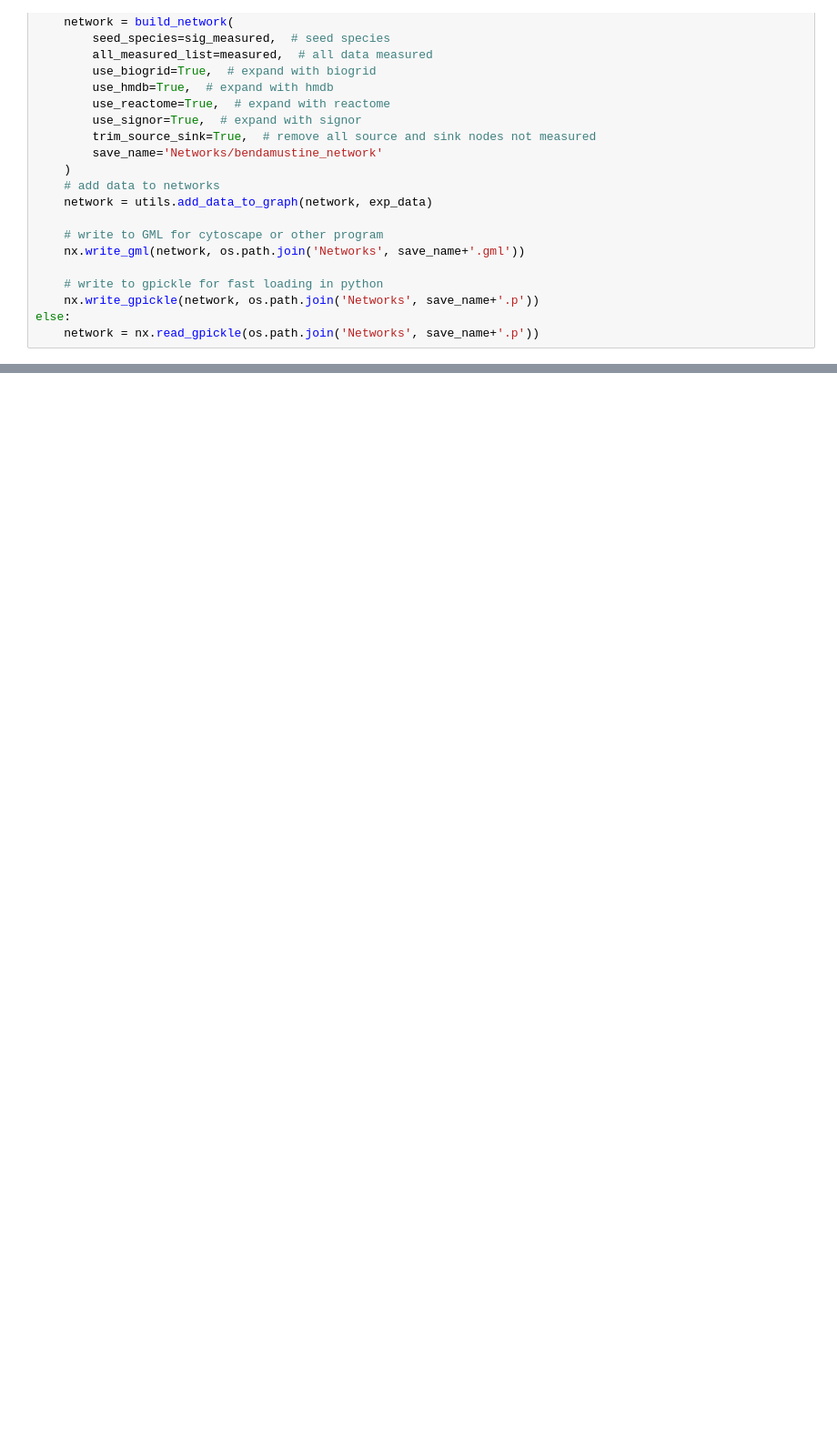
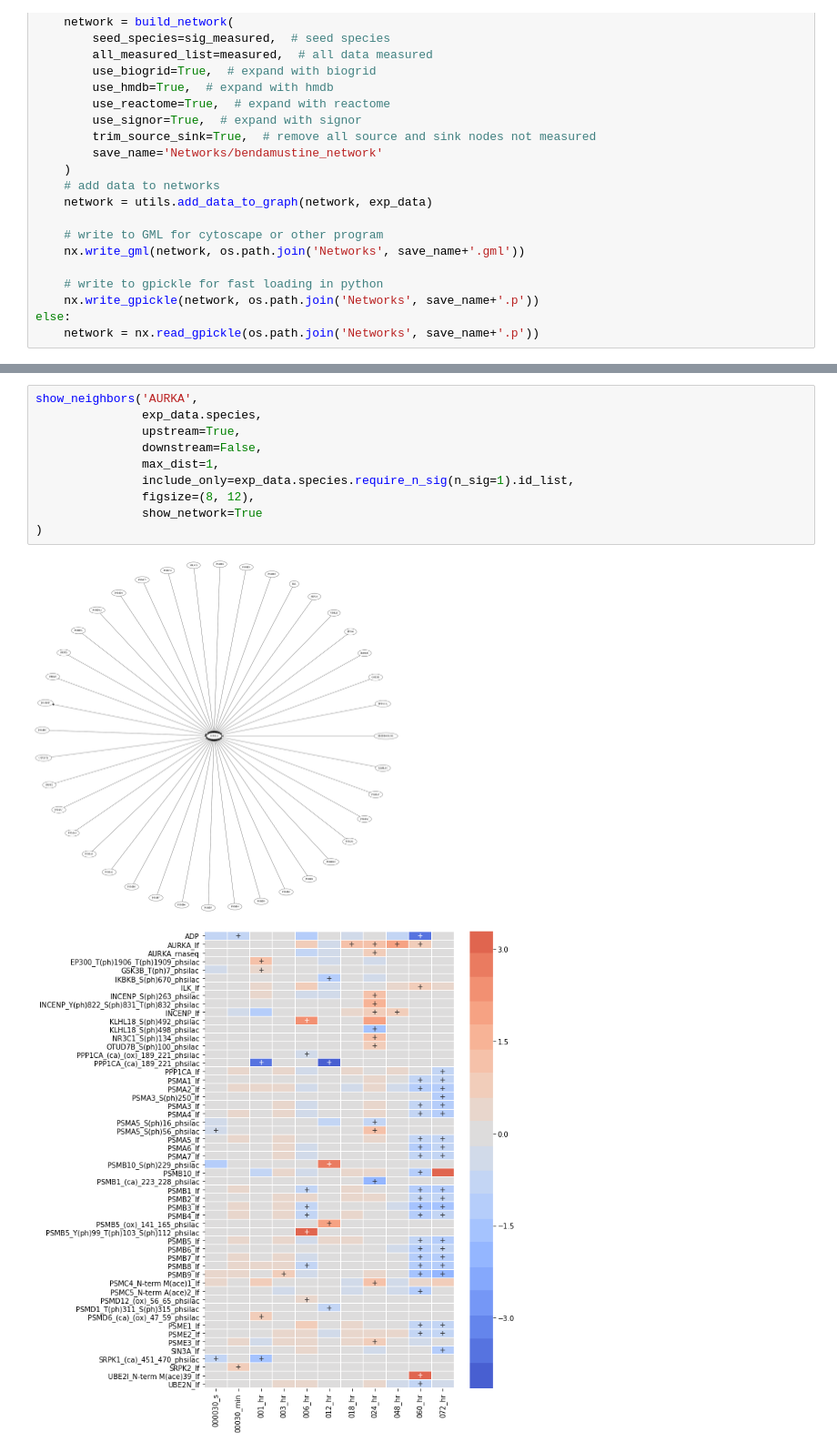
Before and after one commit to LoLab-MSM/MAGINE_Supplement_notebooks, a Jupyter notebook: supplement_notebook_2_network_creation_and_exploration.ipynb, the cells around one changed output, grey strips where cells are left out. Shown at 91% size. Drawn from its saved outputs; the diff is of its cells as text; blank space fills up the shorter version.

```diff
--- a/supplement_notebook_2_network_creation_and_exploration.ipynb
+++ b/supplement_notebook_2_network_creation_and_exploration.ipynb
@@ -147,0 +228,13 @@ exp_data.label_free.require_n_sig(index='label', n_sig=2).heatmap(
+# %%
+show_neighbors('AURKA',
+               exp_data.species,
+               upstream=True,
+               downstream=False,
+               max_dist=1,
+               include_only=exp_data.species.require_n_sig(n_sig=1).id_list,
+               figsize=(8, 12),
+               show_network=True
+)
+# %% [output]
+[figure, added]
+[figure, added]
```
Also changed, not shown: parts of 30 cells of this notebook, 2 other files.
